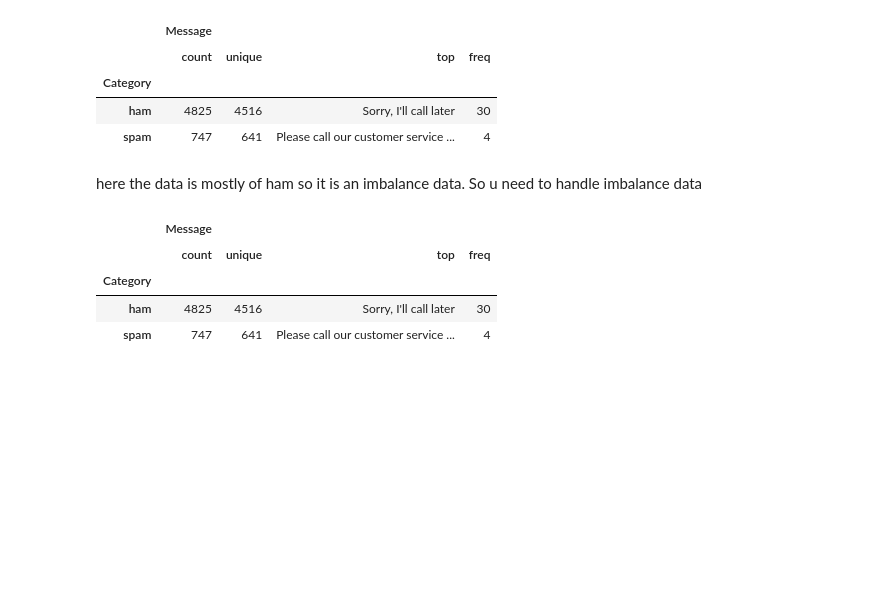
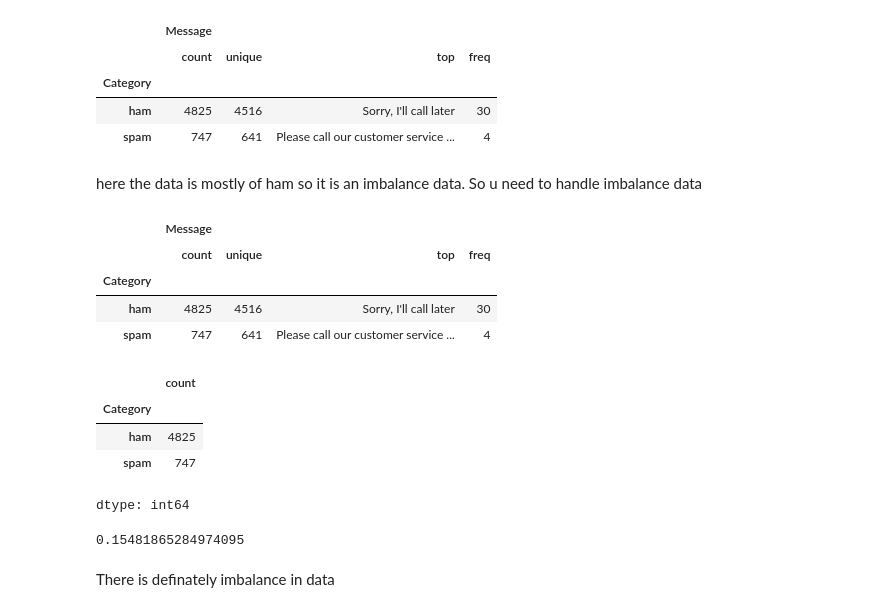
Before and after one commit to ZohanaZuthi/Spam-Detection-using-BERT, a Jupyter notebook: Spam_detection_using_BERT.ipynb, the cells around one changed output. Cells and saved outputs as stored; diff of their text form; code cells hidden in the pictures; blank space fills up the shorter version.

```diff
--- a/Spam_detection_using_BERT.ipynb
+++ b/Spam_detection_using_BERT.ipynb
@@ -36,3 +36,17 @@ df.groupby('Category').describe()
 | Category |  |  |  |  |
 | ham | 4825 | 4516 | Sorry, I'll call later | 30 |
 | spam | 747 | 641 | Please call our customer service ... | 4 |
+# %%
+df['Category'].value_counts()
+# %% [output]
+|  | count |
+| Category |  |
+| ham | 4825 |
+| spam | 747 |
+dtype: int64
+# %%
+747/4825
+# %% [output]
+0.15481865284974095
+# %% [markdown]
+There is definately imbalance in data
```
Also changed, not shown: parts of 13 cells of this notebook.
